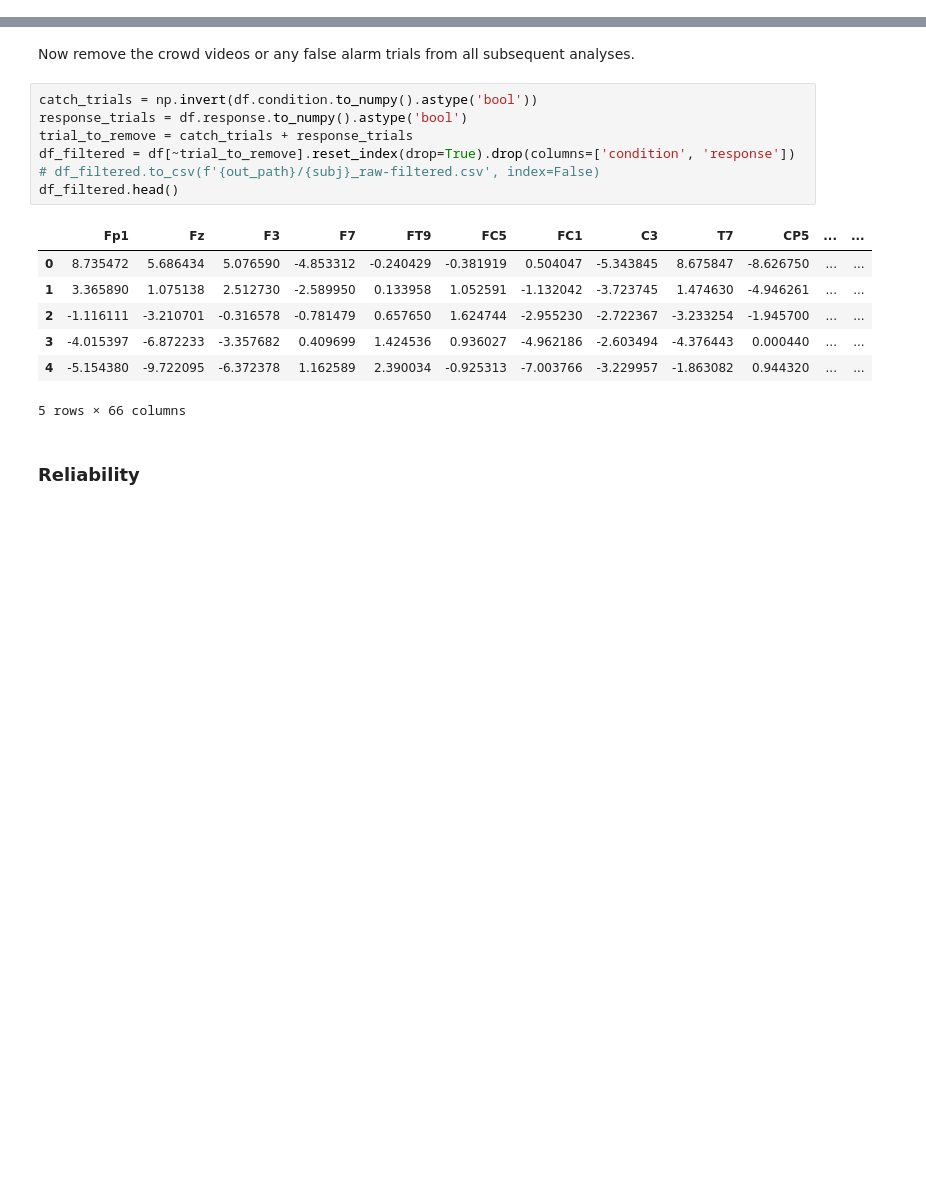
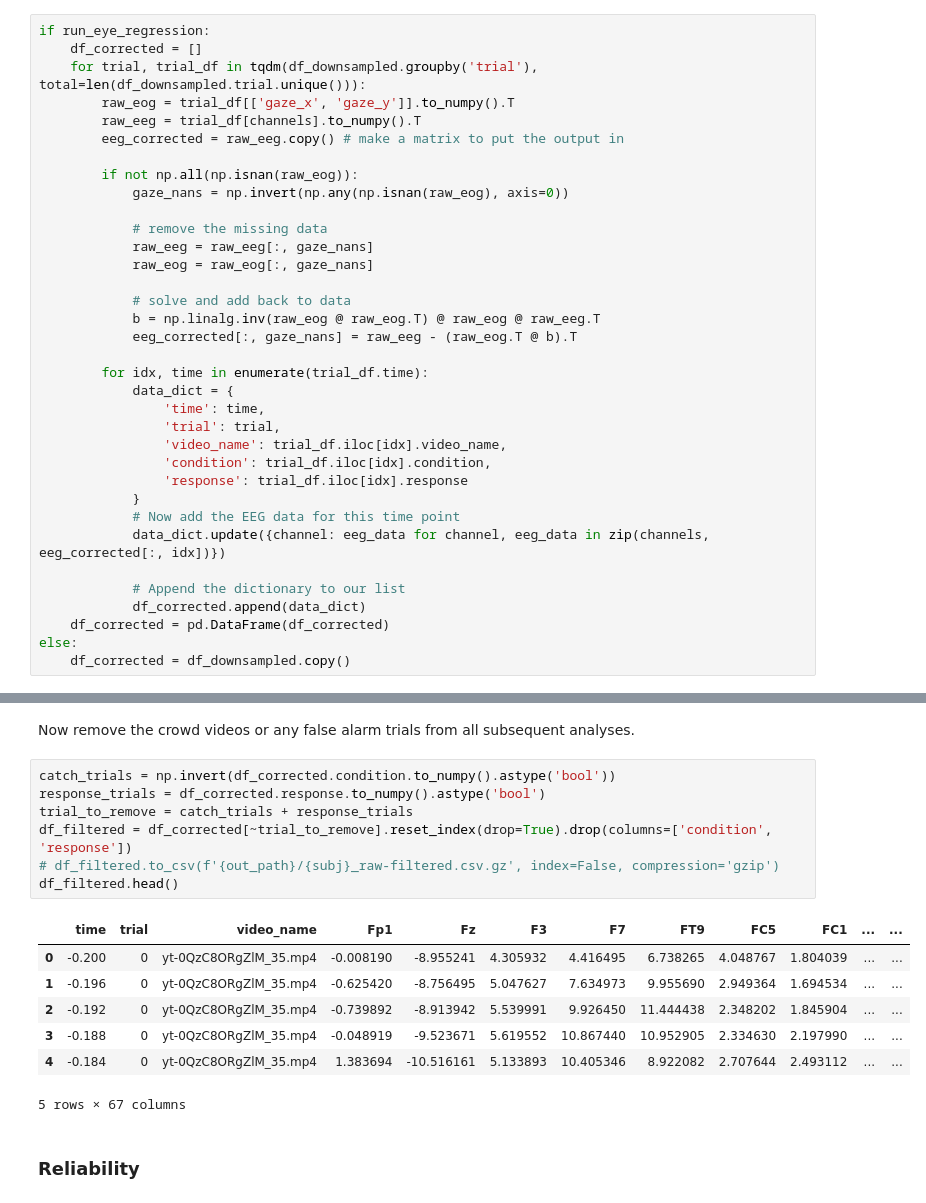
Before and after one commit to Isik-lab/SIEEG_analysis, a Jupyter notebook: notebooks/EEG_RSA.ipynb, the cells around one changed output, grey strips where cells are left out. Cells and saved outputs as stored; diff of their text form; blank space fills up the shorter version.

```diff
--- a/notebooks/EEG_RSA.ipynb
+++ b/notebooks/EEG_RSA.ipynb
@@ -106,3 +197,38 @@ df.head()
+# %%
+if run_eye_regression:
+    df_corrected = []
+    for trial, trial_df in tqdm(df_downsampled.groupby('trial'), total=len(df_downsampled.trial.unique())):
+        raw_eog = trial_df[['gaze_x', 'gaze_y']].to_numpy().T
+        raw_eeg = trial_df[channels].to_numpy().T
+        eeg_corrected = raw_eeg.copy() # make a matrix to put the output in
+
+        if not np.all(np.isnan(raw_eog)):
+            gaze_nans = np.invert(np.any(np.isnan(raw_eog), axis=0))
+
+            # remove the missing data
+            raw_eeg = raw_eeg[:, gaze_nans]
+            raw_eog = raw_eog[:, gaze_nans]
+
+            # solve and add back to data
+            b = np.linalg.inv(raw_eog @ raw_eog.T) @ raw_eog @ raw_eeg.T
+            eeg_corrected[:, gaze_nans] = raw_eeg - (raw_eog.T @ b).T
+
+        for idx, time in enumerate(trial_df.time):
+            data_dict = {
+                'time': time,
+                'trial': trial,
+                'video_name': trial_df.iloc[idx].video_name,
+                'condition': trial_df.iloc[idx].condition,
+                'response': trial_df.iloc[idx].response
+            }
+            # Now add the EEG data for this time point
+            data_dict.update({channel: eeg_data for channel, eeg_data in zip(channels, eeg_corrected[:, idx])})
+
+            # Append the dictionary to our list
+            df_corrected.append(data_dict)
+    df_corrected = pd.DataFrame(df_corrected)
+else:
+    df_corrected = df_downsampled.copy()
 # %% [markdown]
 ## Data Quality Check
 # %% [markdown]
@@ -159,20 +282,20 @@ if run_crowd_decoding:
 # %% [markdown]
 Now remove the crowd videos or any false alarm trials from all subsequent analyses.
 # %%
-catch_trials = np.invert(df.condition.to_numpy().astype('bool'))
-response_trials = df.response.to_numpy().astype('bool')
+catch_trials = np.invert(df_corrected.condition.to_numpy().astype('bool'))
+response_trials = df_corrected.response.to_numpy().astype('bool')
 trial_to_remove = catch_trials + response_trials
-df_filtered = df[~trial_to_remove].reset_index(drop=True).drop(columns=['condition', 'response'])
-# df_filtered.to_csv(f'{out_path}/{subj}_raw-filtered.csv', index=False)
+df_filtered = df_corrected[~trial_to_remove].reset_index(drop=True).drop(columns=['condition', 'response'])
+# df_filtered.to_csv(f'{out_path}/{subj}_raw-filtered.csv.gz', index=False, compression='gzip')
 df_filtered.head()
 # %% [output]
-|  | Fp1 | Fz | F3 | F7 | FT9 | FC5 | FC1 | C3 | T7 | CP5 | ... | ... |
-| 0 | 8.735472 | 5.686434 | 5.076590 | -4.853312 | -0.240429 | -0.381919 | 0.504047 | -5.343845 | 8.675847 | -8.626750 | ... | ... |
-| 1 | 3.365890 | 1.075138 | 2.512730 | -2.589950 | 0.133958 | 1.052591 | -1.132042 | -3.723745 | 1.474630 | -4.946261 | ... | ... |
-| 2 | -1.116111 | -3.210701 | -0.316578 | -0.781479 | 0.657650 | 1.624744 | -2.955230 | -2.722367 | -3.233254 | -1.945700 | ... | ... |
-| 3 | -4.015397 | -6.872233 | -3.357682 | 0.409699 | 1.424536 | 0.936027 | -4.962186 | -2.603494 | -4.376443 | 0.000440 | ... | ... |
-| 4 | -5.154380 | -9.722095 | -6.372378 | 1.162589 | 2.390034 | -0.925313 | -7.003766 | -3.229957 | -1.863082 | 0.944320 | ... | ... |
+|  | time | trial | video_name | Fp1 | Fz | F3 | F7 | FT9 | FC5 | FC1 | ... | ... |
+| 0 | -0.200 | 0 | yt-0QzC8ORgZlM_35.mp4 | -0.008190 | -8.955241 | 4.305932 | 4.416495 | 6.738265 | 4.048767 | 1.804039 | ... | ... |
+| 1 | -0.196 | 0 | yt-0QzC8ORgZlM_35.mp4 | -0.625420 | -8.756495 | 5.047627 | 7.634973 | 9.955690 | 2.949364 | 1.694534 | ... | ... |
+| 2 | -0.192 | 0 | yt-0QzC8ORgZlM_35.mp4 | -0.739892 | -8.913942 | 5.539991 | 9.926450 | 11.444438 | 2.348202 | 1.845904 | ... | ... |
+| 3 | -0.188 | 0 | yt-0QzC8ORgZlM_35.mp4 | -0.048919 | -9.523671 | 5.619552 | 10.867440 | 10.952905 | 2.334630 | 2.197990 | ... | ... |
+| 4 | -0.184 | 0 | yt-0QzC8ORgZlM_35.mp4 | 1.383694 | -10.516161 | 5.133893 | 10.405346 | 8.922082 | 2.707644 | 2.493112 | ... | ... |
-5 rows × 66 columns
+5 rows × 67 columns
 # %% [markdown]
 ### Reliability
 # %% [markdown]
```
Also changed, not shown: parts of 17 cells of this notebook, 3 other files.
